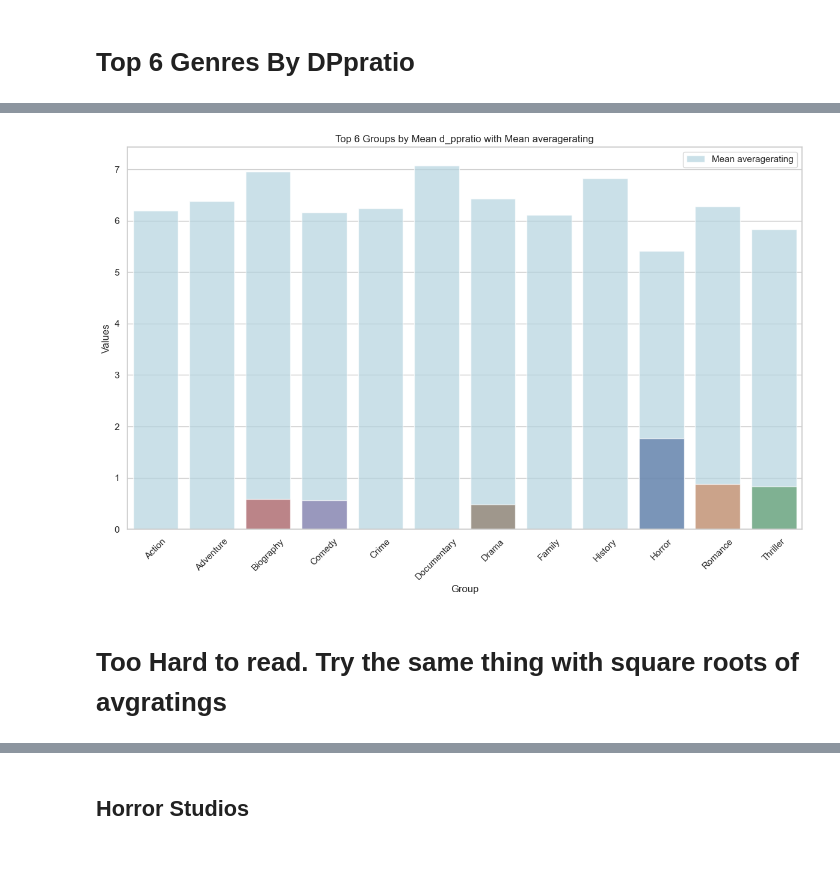
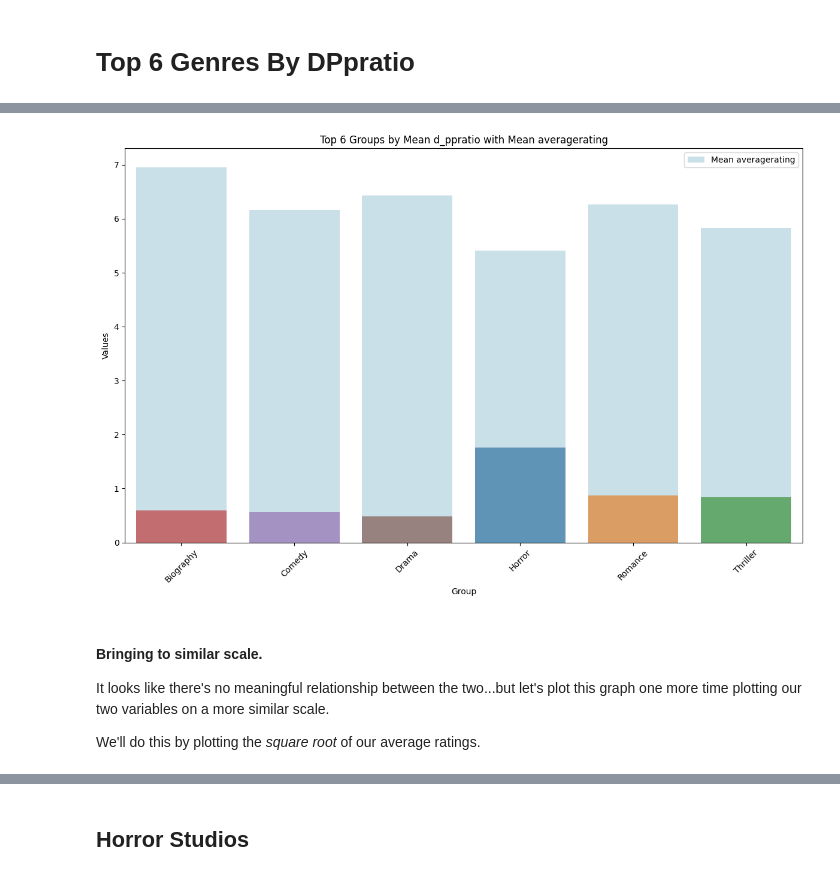
Before and after one commit to emmascotson/Movie-Data-Analysis, a Jupyter notebook: notebooks/exploratory.ipynb, the cells around one changed output, grey strips where cells are left out. Drawn from its saved outputs; the diff is of its cells as text; code cells hidden in the pictures.

Commit message:
Graphing analysis: genres, studios, budgets

```diff
--- a/notebooks/exploratory.ipynb
+++ b/notebooks/exploratory.ipynb
@@ -3642,33 +3688,37 @@ DPpratio compared to AverageRating
 # %%
 # Calculate mean d_ppratio for each group
 mean_d_ppratio = combined_df.groupby('group')['d_ppratio'].mean().reset_index()
 
 # Sort mean_d_ppratio by d_ppratio descending and select top 6 rows
 top_6_means = mean_d_ppratio.sort_values(by='d_ppratio', ascending=False).head(6)
 
-# Calculate mean averagerating for each group
-mean_averagerating = combined_df.groupby('group')['averagerating'].mean().reset_index()
+# Filter mean_averagerating for only the groups in top_6_means
+mean_averagerating = combined_df[combined_df['group'].isin(top_6_means['group'])].groupby('group')['averagerating'].mean().reset_index()
 
 # Plotting using seaborn
 plt.figure(figsize=(12, 8))
 
 # Plot mean averagerating as stacked bars
 sns.barplot(x='group', y='averagerating', data=mean_averagerating, alpha=0.7, label='Mean averagerating', color='lightblue')
 
 # Plot d_ppratio for top 6 groups as bars
 sns.barplot(x='group', y='d_ppratio', data=top_6_means, alpha=0.7, hue='group', dodge=False)
 
 plt.title('Top 6 Groups by Mean d_ppratio with Mean averagerating')
 plt.xlabel('Group')
 plt.ylabel('Values')
 plt.xticks(rotation=45)
 plt.legend()
 plt.tight_layout()
 plt.show()
 # %% [output]
-[figure, old version]
+[figure, new version]
-# %% [markdown]
-# Too Hard to read. Try the same thing with square roots of avgratings
+# %% [markdown]
+#### Bringing to similar scale.
+
+It looks like there's no meaningful relationship between the two...but let's plot this graph one more time plotting our two variables on a more similar scale.
+
+We'll do this by plotting the *square root* of our average ratings.
 # %%
 # Calculate mean d_ppratio for each group
 mean_d_ppratio = combined_df.groupby('group')['d_ppratio'].mean().reset_index()
```
Also changed, not shown: parts of 111 cells of this notebook.
